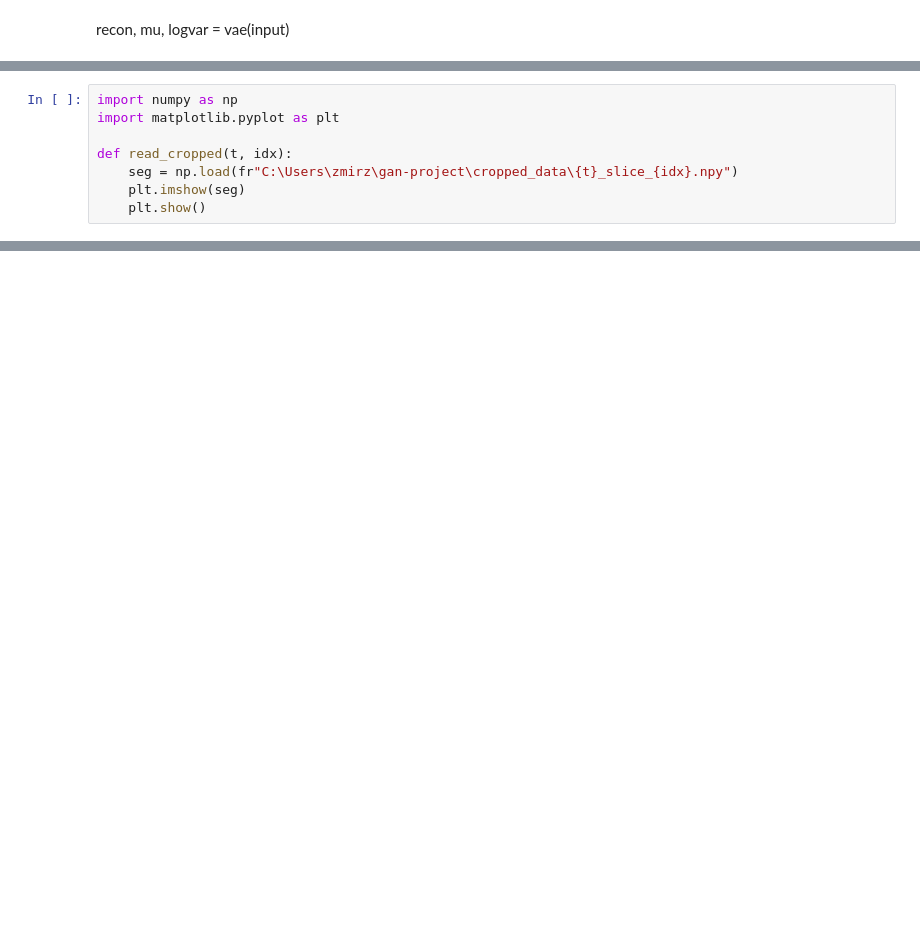
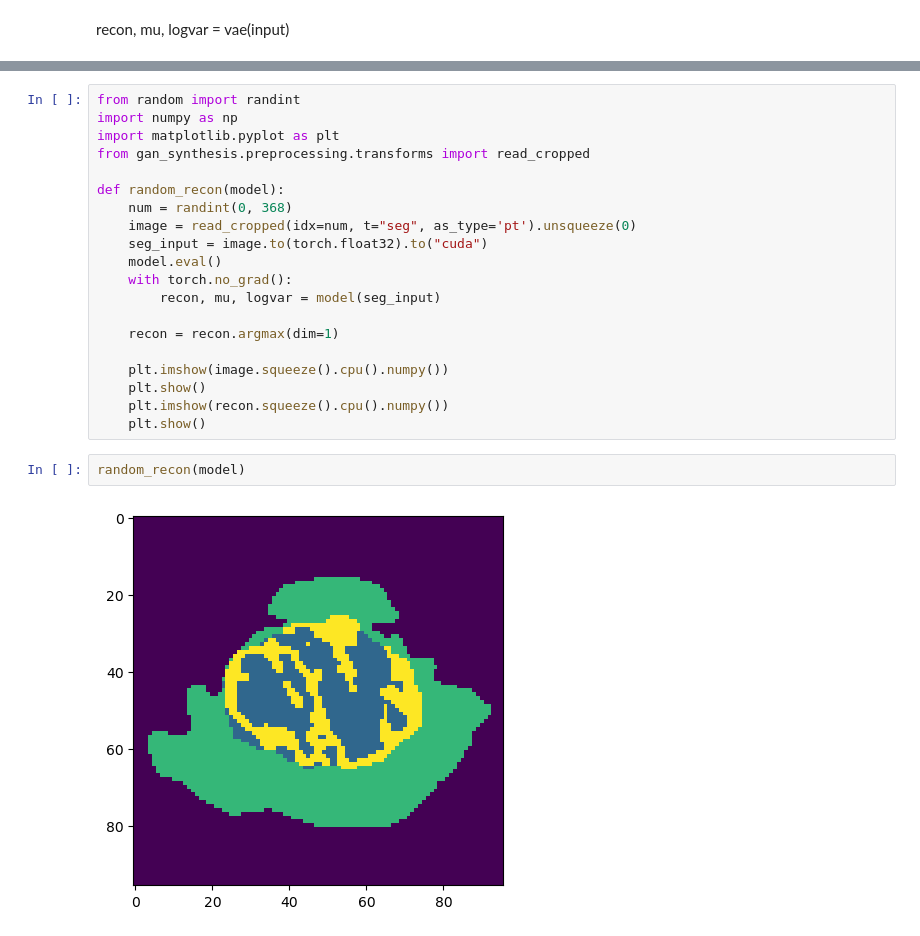
Before and after one commit to Zain-Mrza/gan_synthesis, a Jupyter notebook: notebooks/train.ipynb, the cells around one changed output, grey strips where cells are left out. Saved outputs shown, nothing was run; the diff lists cells and outputs as text; blank space fills up the shorter version.

```diff
--- a/notebooks/train.ipynb
+++ b/notebooks/train.ipynb
@@ -114,8 +175,0 @@ seg.shape
-# %%
-import numpy as np
-import matplotlib.pyplot as plt
-
-def read_cropped(t, idx):
-    seg = np.load(fr"C:\Users\zmirz\gan-project\cropped_data\{t}_slice_{idx}.npy")
-    plt.imshow(seg)
-    plt.show()
@@ -283,0 +181,24 @@ parameter_count(vae)
+# %%
+from random import randint
+import numpy as np
+import matplotlib.pyplot as plt
+from gan_synthesis.preprocessing.transforms import read_cropped
+
+def random_recon(model):
+    num = randint(0, 368)
+    image = read_cropped(idx=num, t="seg", as_type='pt').unsqueeze(0)
+    seg_input = image.to(torch.float32).to("cuda")
+    model.eval()
+    with torch.no_grad():
+        recon, mu, logvar = model(seg_input)
+
+    recon = recon.argmax(dim=1)
+
+    plt.imshow(image.squeeze().cpu().numpy())
+    plt.show()
+    plt.imshow(recon.squeeze().cpu().numpy())
+    plt.show()
+# %%
+random_recon(model)
+# %% [output]
+[figure, added]
```
Also changed, not shown: parts of 23 cells of this notebook, 8 other files.
